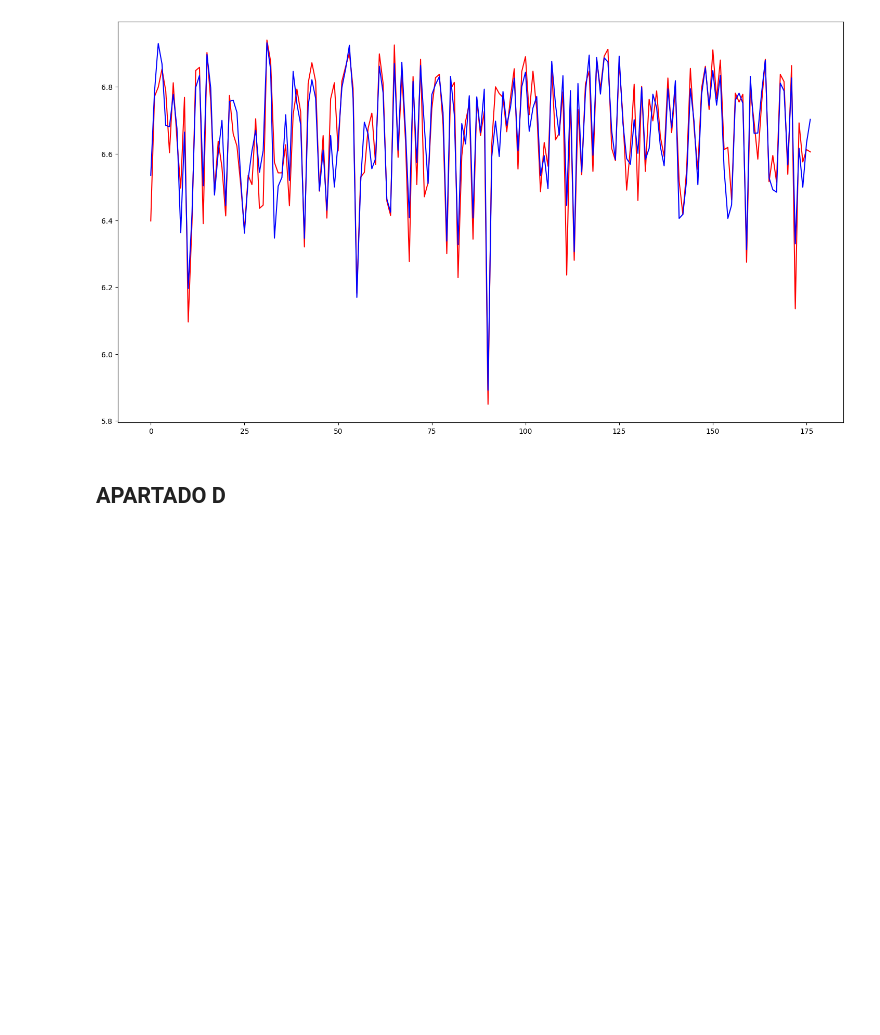
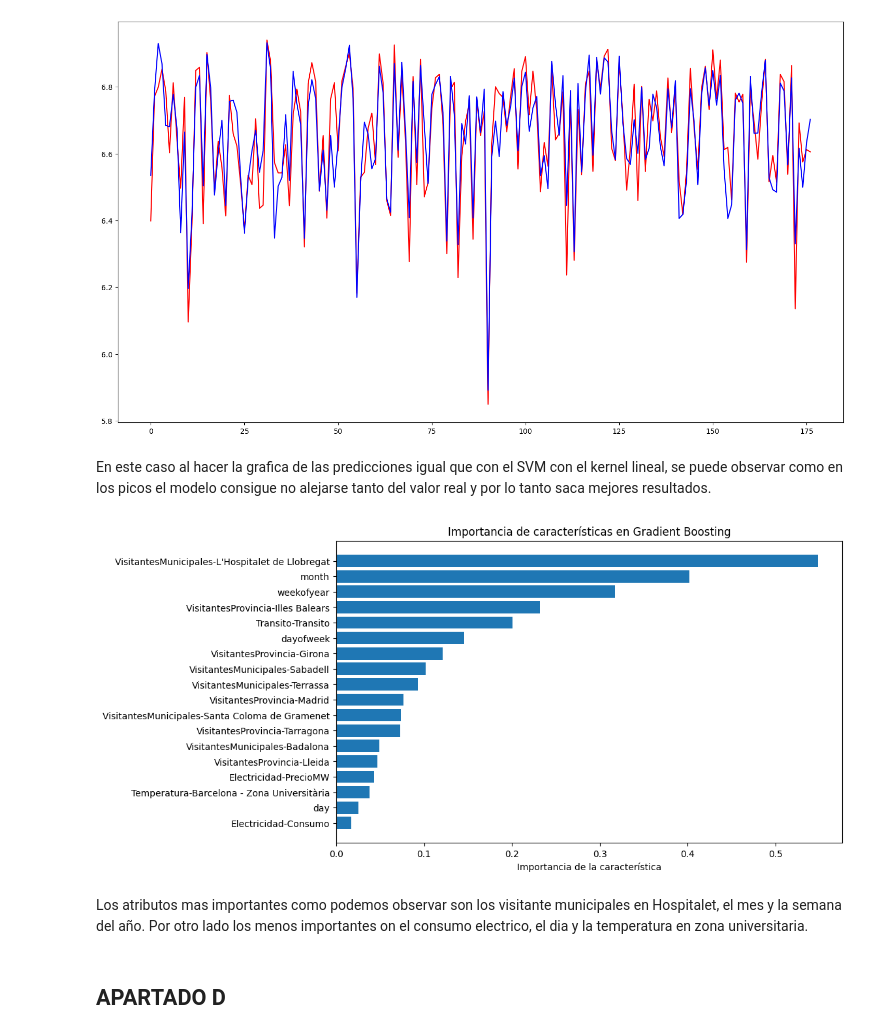
Before and after one commit to DesdenLK/APA, a Jupyter notebook: P4/P1_Llista4_Luca_Acosta_Iglesias.ipynb, the cells around one changed output. Cells and saved outputs as stored; diff of their text form; code cells hidden in the pictures; blank space fills up the shorter version.

```diff
--- a/P4/P1_Llista4_Luca_Acosta_Iglesias.ipynb
+++ b/P4/P1_Llista4_Luca_Acosta_Iglesias.ipynb
@@ -365,6 +447,30 @@ plt.plot(y_test.to_numpy(),'r');
 plt.plot(rbsvr_gs.predict(X_test_scaled),'b');
 # %% [output]
 [figure]
+# %% [markdown]
+En este caso al hacer la grafica de las predicciones igual que con el SVM con el kernel lineal, se puede observar como en los picos el modelo consigue no alejarse tanto del valor real y por lo tanto saca mejores resultados.
+# %%
+from sklearn.inspection import permutation_importance
+
+
+# Importancia de las características usando permutation_importance
+result = permutation_importance(rbsvr_gs, X_test_scaled, y_test, n_repeats=10, random_state=42)
+
+# Ordenar las características por importancia
+importance = result.importances_mean
+indices = np.argsort(importance)
+
+# Mostrar la importancia de cada atributo
+plt.figure(figsize=(10, 6))
+plt.barh(range(len(indices)), importance[indices], align='center')
+plt.yticks(range(len(indices)), X_test.columns[indices])
+plt.xlabel('Importancia de la característica')
+plt.title('Importancia de características en Gradient Boosting')
+plt.show();
+# %% [output]
+[figure, added]
+# %% [markdown]
+Los atributos mas importantes como podemos observar son los visitante municipales en Hospitalet, el mes y la semana del año. Por otro lado los menos importantes on el consumo electrico, el dia y la temperatura en zona universitaria.
 # %% [markdown]
 ## APARTADO D
 # %% [markdown]
```
Also changed, not shown: parts of 44 cells of this notebook.
